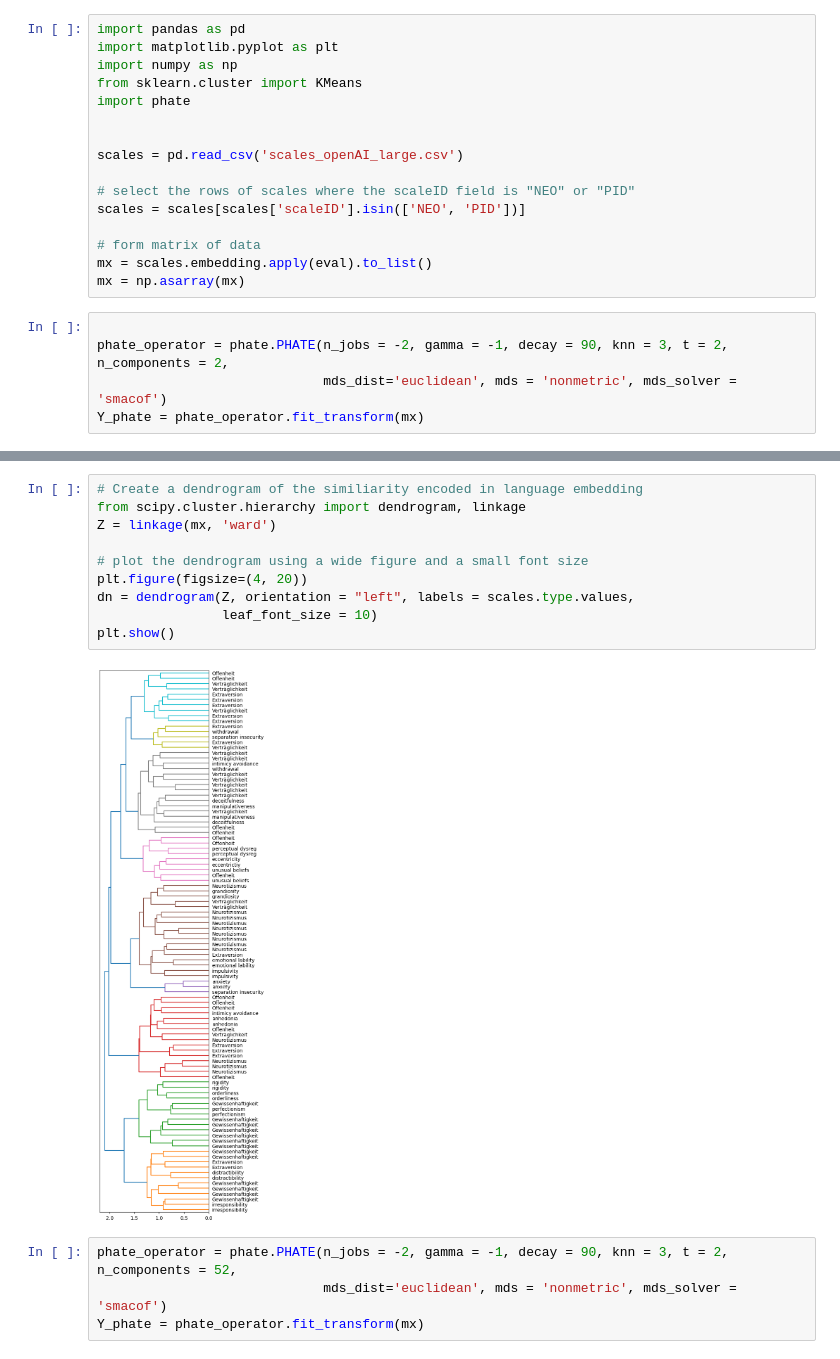
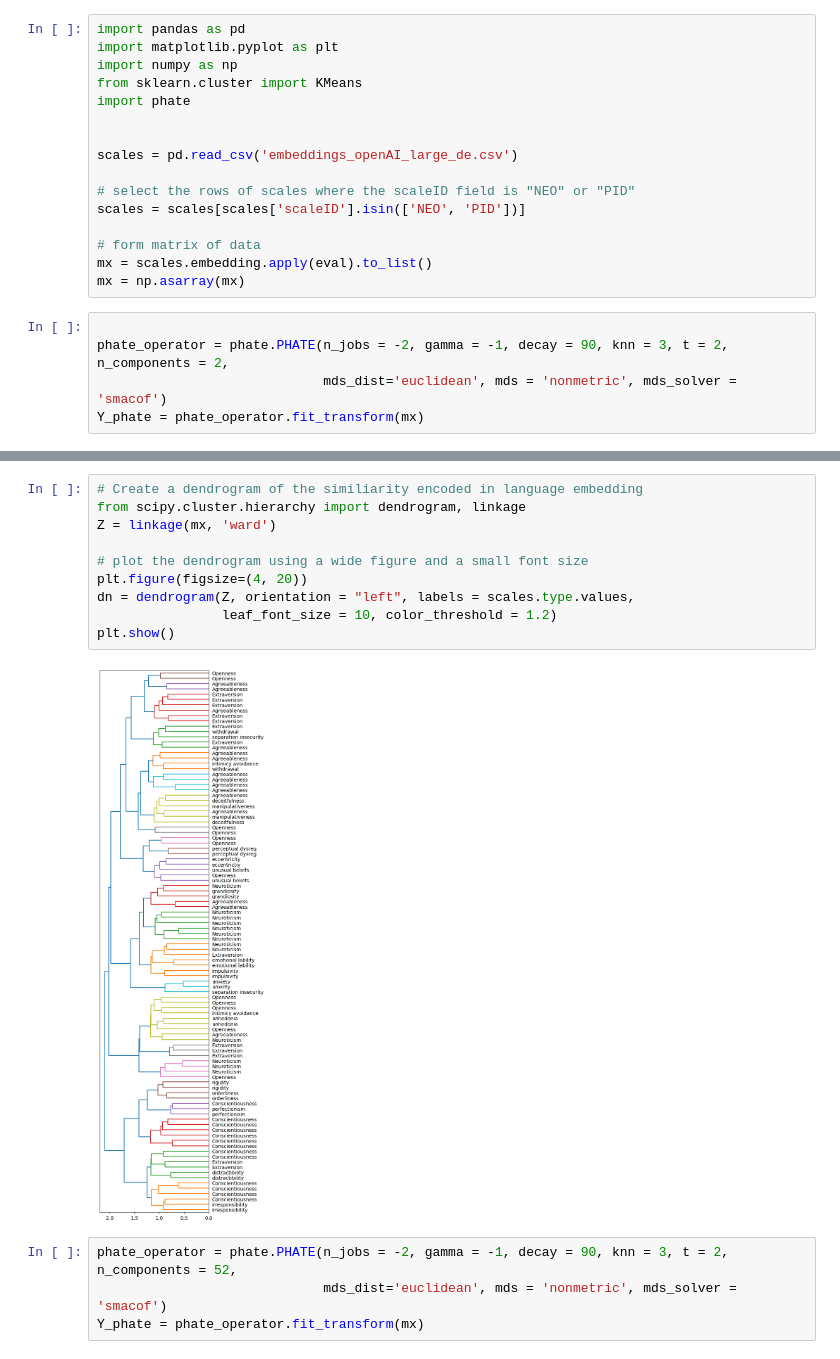
Before and after one commit to roberto-viviani/PsychoOntology, a Jupyter notebook: Visualization.ipynb, the cells around one changed output, grey strips where cells are left out. Drawn from its saved outputs; the diff is of its cells as text.

Commit message:
jupyter notebooks, revision for new file names for embeddings

```diff
--- a/Visualization.ipynb
+++ b/Visualization.ipynb
@@ -6,7 +6,7 @@ from sklearn.cluster import KMeans
 import phate
 
 
-scales = pd.read_csv('scales_openAI_large.csv')
+scales = pd.read_csv('embeddings_openAI_large_de.csv')
 
 # select the rows of scales where the scaleID field is "NEO" or "PID"
 scales = scales[scales['scaleID'].isin(['NEO', 'PID'])]
@@ -28,15 +28,15 @@ plt.scatter(Y_phate[:,0], Y_phate[:,1], alpha = 0.3, c = colorcodes, cmap = 'vir
 # %%
 # Create a dendrogram of the similiarity encoded in language embedding
 from scipy.cluster.hierarchy import dendrogram, linkage
 Z = linkage(mx, 'ward')
 
 # plot the dendrogram using a wide figure and a small font size
 plt.figure(figsize=(4, 20))
 dn = dendrogram(Z, orientation = "left", labels = scales.type.values,
-                leaf_font_size = 10)
+                leaf_font_size = 10, color_threshold = 1.2)
 plt.show()
 # %% [output]
-[figure, old version]
+[figure, new version]
 # %%
 phate_operator = phate.PHATE(n_jobs = -2, gamma = -1, decay = 90, knn = 3, t = 2, n_components = 52,
                              mds_dist='euclidean', mds = 'nonmetric', mds_solver = 'smacof')
```
Also changed, not shown: parts of 2 cells of this notebook, 2 other files.
